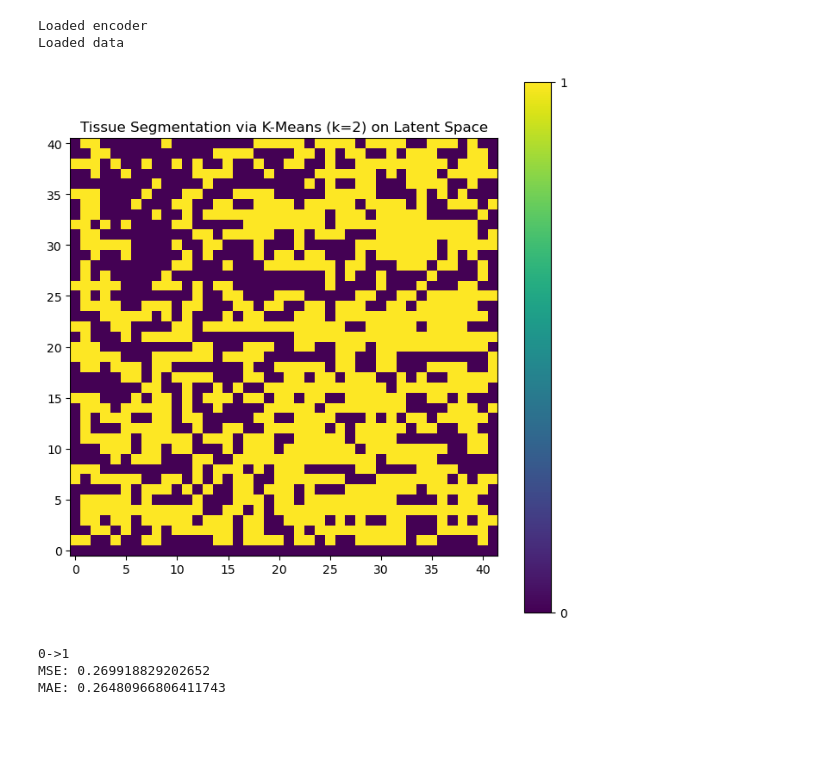
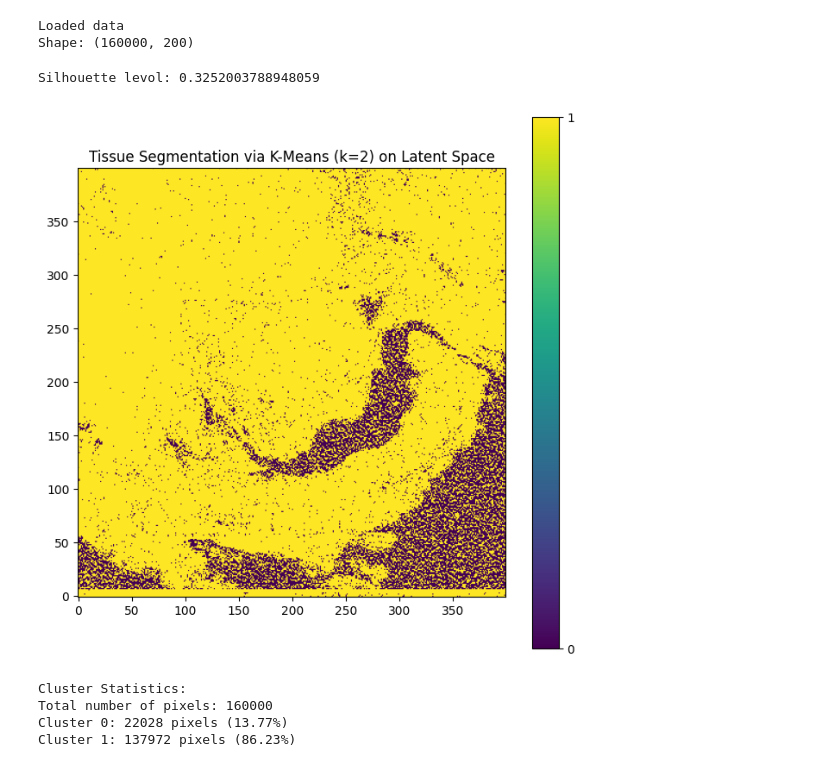
Before and after one commit to Tapiwamaz/HonoursResearch, a Jupyter notebook: Notebooks/Kmeans.ipynb, the cells around one changed output. Cells and saved outputs as stored; diff of their text form; code cells hidden in the pictures; blank space fills up the shorter version.

Commit message:
New wand B with larger model

```diff
--- a/Notebooks/Kmeans.ipynb
+++ b/Notebooks/Kmeans.ipynb
@@ -1,15 +1,14 @@
 # %%
-from tensorflow.keras.models import load_model
 import numpy as np
 import matplotlib.pyplot as plt
-from sklearn.manifold import TSNE
 from sklearn.cluster import KMeans
 from sklearn.metrics import silhouette_score
 
-encoder = load_model("../Models/Decoder/encoder_classifier.keras")
-print(f"Loaded encoder")
-X = np.load("../Data/HIV/hiv-150-1500_x.npy",mmap_mode="r")[:]
+
+
+X = np.load("../EncodedData/cancer-pca-200.npy",mmap_mode="r")
 print(f"Loaded data")
+print(f"Shape: {X.shape}")
 # %% [output]
-Loaded encoder
 Loaded data
+Shape: (160000, 200)
@@ -21,37 +68,41 @@ del encoder
 # %%
-del X
-# 3. & 4. Cluster and Visualize Spatially
+
+
 optimal_k =2 # Choose based on elbow method and domain knowledge
 kmeans = KMeans(n_clusters=optimal_k, n_init=10, random_state=42)
-cluster_labels = kmeans.fit_predict(latent_vectors)
+cluster_labels = kmeans.fit_predict(X)
+labels = kmeans.labels_
+silhouette_avg = silhouette_score(X, labels)
+print(f"Silhouette levol: {silhouette_avg}")
 
 # Reshape cluster labels to the spatial dimensions of the image
-coords = np.load("../Data/LPS/lps-lt-150-1500_coords.npy")  # shape: (num_points, 2)
-height, width = 41, 42  # Use existing variables
-
-cluster_map = np.full((height, width), -1, dtype=int)
-for idx, (x, y,_) in enumerate(coords):
-    cluster_map[y, x] = cluster_labels[idx]
-
-# Plot the cluster map
-plt.figure(figsize=(8, 8))
-plt.imshow(cluster_map, cmap='viridis', vmin=0, vmax=optimal_k-1, origin='lower')
-plt.colorbar(ticks=range(optimal_k))
-plt.title(f"Tissue Segmentation via K-Means (k={optimal_k}) on Latent Space")
-plt.show()
+coords = np.load("../Data/Cancer/cancer-150-1500-h5-coords.npy")  # shape: (num_points, 2)
 # %% [output]
-[figure, removed]
+Silhouette levol: 0.3252003788948059
+# %%
+height, width = 400, 400  # Use existing variables
+
+cluster_map = np.full((height, width), -1, dtype=int)
+for idx, (x, y) in enumerate(coords):
+    cluster_map[y, x] = cluster_labels[idx]
+
+# Plot the cluster map
+plt.figure(figsize=(8, 8))
+plt.imshow(cluster_map, cmap='viridis', vmin=0, vmax=optimal_k-1, origin='lower')
+plt.colorbar(ticks=range(optimal_k))
+plt.title(f"Tissue Segmentation via K-Means (k={optimal_k}) on Latent Space")
+plt.show()
+# %% [output]
+[figure, added]
 # %%
-from sklearn.metrics import mean_squared_error, mean_absolute_error
-
-
-centroids = kmeans.cluster_centers_
-for i in range(len(centroids)-1):
-    for k in range(i+1,len(centroids)):
-        mse = mean_squared_error(centroids[i],centroids[k])
-        mae = mean_absolute_error(centroids[i],centroids[k])
-        print(f"{i}->{k}\nMSE: {mse}\nMAE: {mae}")
+unique_clusters, cluster_counts = np.unique(cluster_labels, return_counts=True)
+print(f"\nCluster Statistics:")
+print(f"Total number of pixels: {len(cluster_labels)}")
+for cluster_id, count in zip(unique_clusters, cluster_counts):
+    percentage = (count / len(cluster_labels)) * 100
+    print(f"Cluster {cluster_id}: {count} pixels ({percentage:.2f}%)")
 # %% [output]
-0->1
-MSE: 0.269918829202652
-MAE: 0.26480966806411743
+Cluster Statistics:
+Total number of pixels: 160000
+Cluster 0: 22028 pixels (13.77%)
+Cluster 1: 137972 pixels (86.23%)
```
Also changed, not shown: parts of 6 cells of this notebook, 11 other files.
